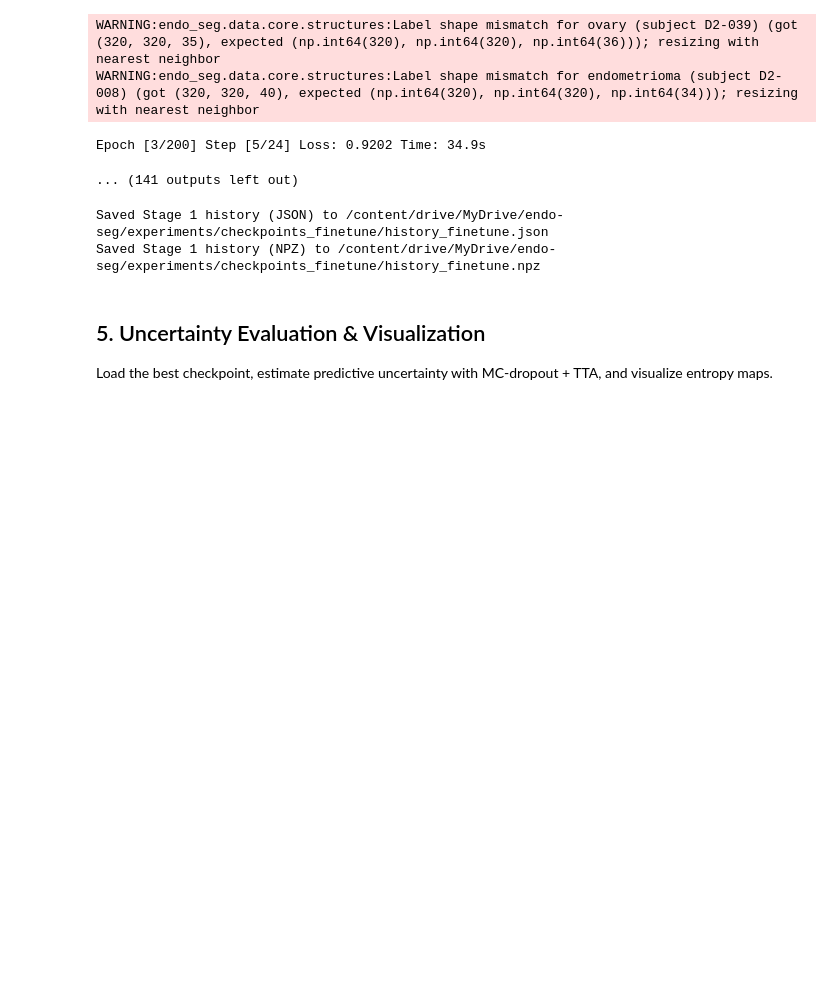
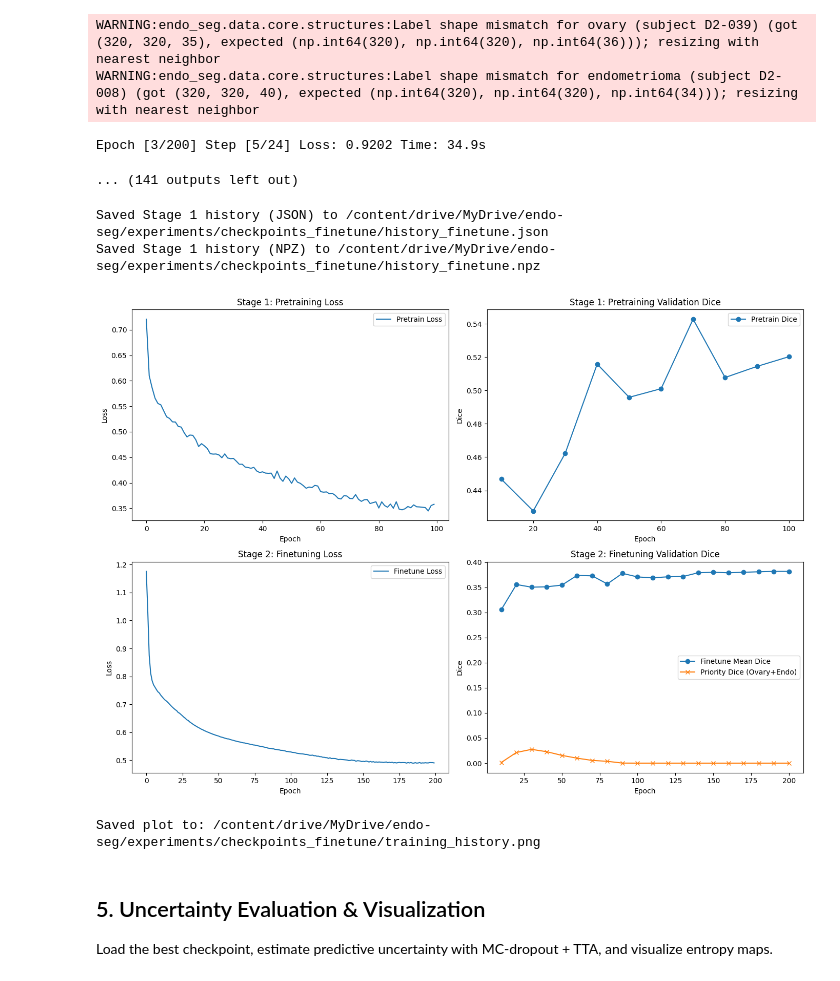
Before and after one commit to sehajbath/endo-seg, a Jupyter notebook: notebooks/swin_unetr_colab.ipynb, the cells around one changed output. Drawn from its saved outputs; the diff is of its cells as text; code cells hidden in the pictures; blank space fills up the shorter version.

```diff
--- a/notebooks/swin_unetr_colab.ipynb
+++ b/notebooks/swin_unetr_colab.ipynb
@@ -989,43 +974,103 @@ except Exception as e:
 Saved Stage 1 history (JSON) to /content/drive/MyDrive/endo-seg/experiments/checkpoints_finetune/history_finetune.json
 Saved Stage 1 history (NPZ) to /content/drive/MyDrive/endo-seg/experiments/checkpoints_finetune/history_finetune.npz
 # %%
+import os, json
+import matplotlib.pyplot as plt
+
+def load_history(hist_dir: str, stem: str):
+    """
+    Loads history from NPZ if present, else JSON.
+    Returns a dict with (at least) keys:
+      train_loss, val_epochs, val_dice, priority_dice
+    """
+    npz_path  = os.path.join(hist_dir, f"{stem}.npz")
+    json_path = os.path.join(hist_dir, f"{stem}.json")
+
+    # Prefer NPZ if available
+    if os.path.exists(npz_path):
+        import numpy as np
+        data = np.load(npz_path, allow_pickle=True)
+        # Convert np arrays -> python lists for consistent plotting
+        hist = {k: data[k].tolist() for k in data.files}
+        return hist
+
+    # Fallback to JSON
+    if os.path.exists(json_path):
+        with open(json_path, "r") as f:
+            return json.load(f)
+
+    raise FileNotFoundError(
+        f"Could not find {npz_path} or {json_path}. "
+        f"Check hist_dir and stem."
+    )
+
+# ---- set these two dirs to wherever you saved them ----
+pretrain_hist_dir  = config_pretrain["checkpoint_dir"]
+finetune_hist_dir  = config_finetune["checkpoint_dir"]
+
+history_pretrain  = load_history(pretrain_hist_dir, "history_pretrain")
+history_finetune  = load_history(finetune_hist_dir, "history_finetune")
 
 # Plot both training histories
-import matplotlib.pyplot as plt
-
 fig, axes = plt.subplots(2, 2, figsize=(14, 10))
 
 # Stage 1: Pretrain
-axes[0, 0].plot(history_pretrain["train_loss"], label="Pretrain Loss")
+axes[0, 0].plot(history_pretrain.get("train_loss", []), label="Pretrain Loss")
 axes[0, 0].set_title("Stage 1: Pretraining Loss")
 axes[0, 0].set_xlabel("Epoch")
 axes[0, 0].set_ylabel("Loss")
 axes[0, 0].legend()
 
-axes[0, 1].plot(history_pretrain["val_epochs"], history_pretrain["val_dice"], marker="o", label="Pretrain Dice")
+axes[0, 1].plot(
+    history_pretrain.get("val_epochs", []),
+    history_pretrain.get("val_dice", []),
+    marker="o",
+    label="Pretrain Dice",
+)
 axes[0, 1].set_title("Stage 1: Pretraining Validation Dice")
 axes[0, 1].set_xlabel("Epoch")
 axes[0, 1].set_ylabel("Dice")
 axes[0, 1].legend()
 
 # Stage 2: Finetune
-axes[1, 0].plot(history_finetune["train_loss"], label="Finetune Loss")
+axes[1, 0].plot(history_finetune.get("train_loss", []), label="Finetune Loss")
 axes[1, 0].set_title("Stage 2: Finetuning Loss")
 axes[1, 0].set_xlabel("Epoch")
 axes[1, 0].set_ylabel("Loss")
 axes[1, 0].legend()
 
-axes[1, 1].plot(history_finetune["val_epochs"], history_finetune["val_dice"], marker="o", label="Finetune Mean Dice")
-if history_finetune["priority_dice"]:
-    axes[1, 1].plot(history_finetune["val_epochs"], history_finetune["priority_dice"], marker="x", label="Priority Dice (Ovary+Endo)")
+axes[1, 1].plot(
+    history_finetune.get("val_epochs", []),
+    history_finetune.get("val_dice", []),
+    marker="o",
+    label="Finetune Mean Dice",
+)
+
+priority = history_finetune.get("priority_dice", [])
+if priority is not None and len(priority) > 0:
+    axes[1, 1].plot(
+        history_finetune.get("val_epochs", []),
+        priority,
+        marker="x",
+        label="Priority Dice (Ovary+Endo)",
+    )
+
 axes[1, 1].set_title("Stage 2: Finetuning Validation Dice")
 axes[1, 1].set_xlabel("Epoch")
 axes[1, 1].set_ylabel("Dice")
 axes[1, 1].legend()
 
 plt.tight_layout()
-plt.savefig(os.path.join(config_finetune["checkpoint_dir"], "training_history.png"), dpi=150)
+
+# Save wherever you want (example: finetune dir)
+out_path = os.path.join(finetune_hist_dir, "training_history.png")
+plt.savefig(out_path, dpi=150)
 plt.show()
+
+print(f"Saved plot to: {out_path}")
+# %% [output]
+[figure, added]
+Saved plot to: /content/drive/MyDrive/endo-seg/experiments/checkpoints_finetune/training_history.png
 # %%
 
 # import matplotlib.pyplot as plt
```
Also changed, not shown: parts of 5 cells of this notebook.
